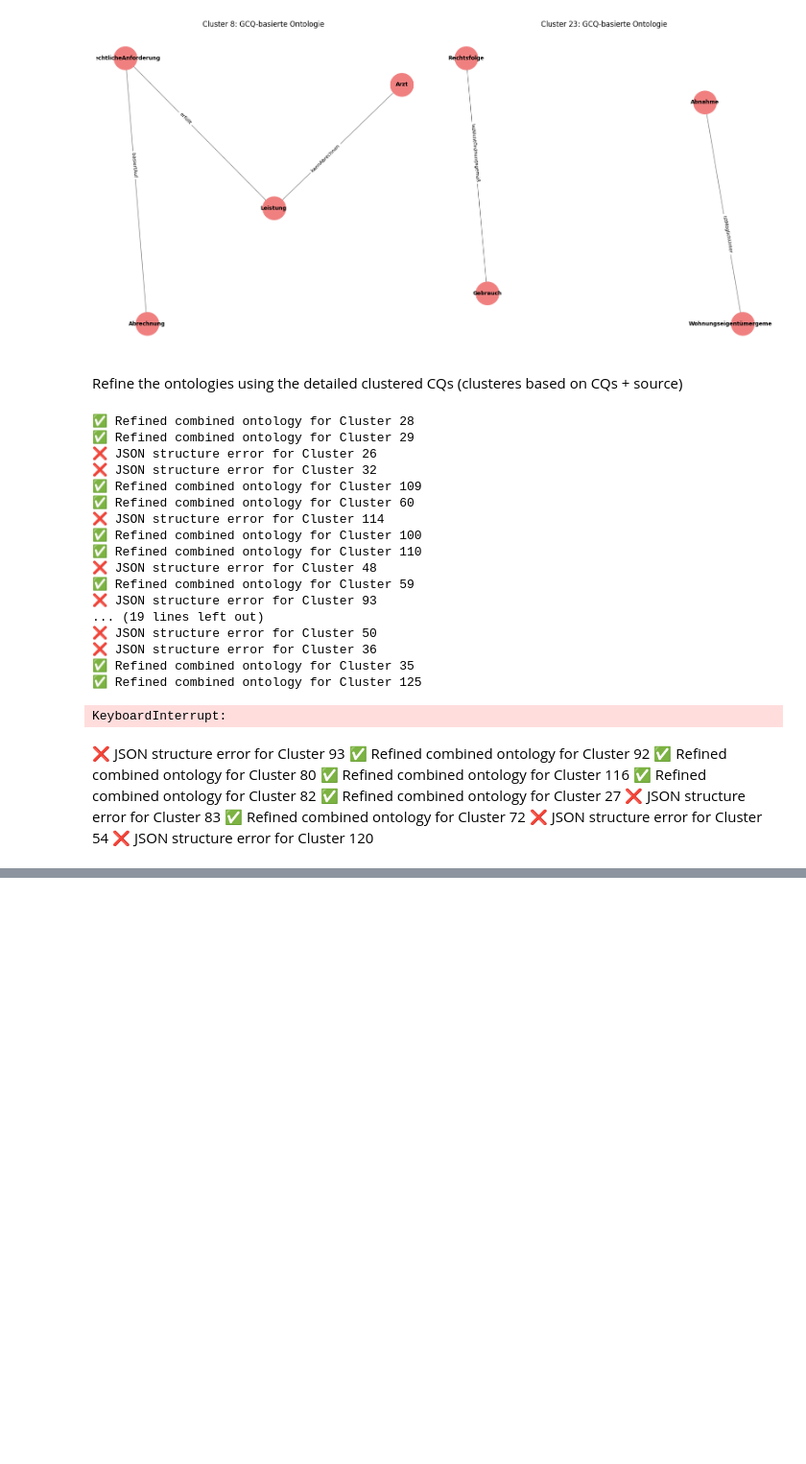
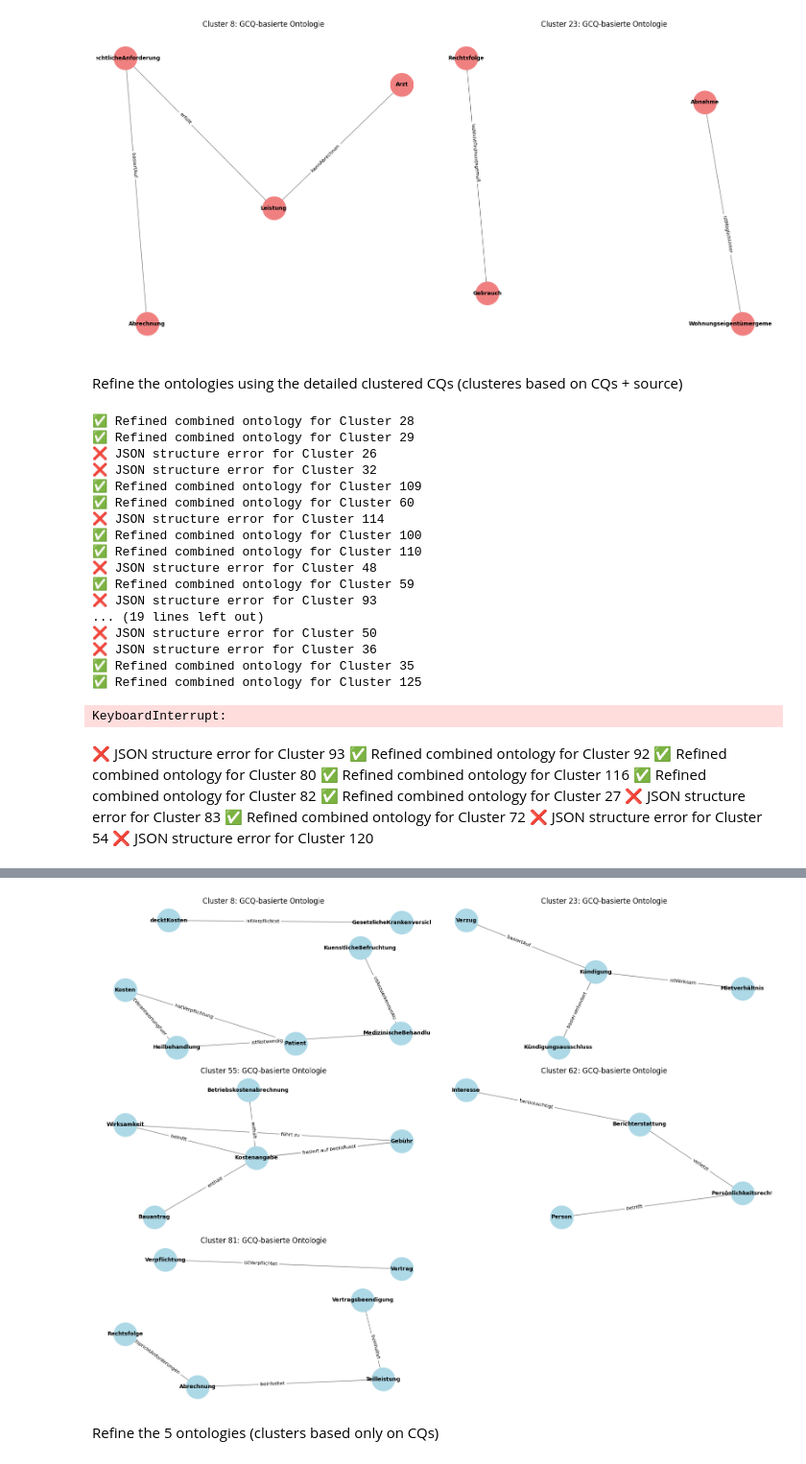
Before and after one commit to fabianstrue/CapstoneDATEV25, a Jupyter notebook: generate_ontologies_lj.ipynb, the cells around one changed output, grey strips where cells are left out. Shown at 96% size. Saved outputs shown, nothing was run; the diff lists cells and outputs as text; code cells hidden in the pictures; blank space fills up the shorter version.

Commit message:
Only extracted for 5 clusters for visualization

```diff
--- a/generate_ontologies_lj.ipynb
+++ b/generate_ontologies_lj.ipynb
@@ -788,0 +971,56 @@ KeyboardInterrupt:
+# %%
+import json
+import matplotlib.pyplot as plt
+import networkx as nx
+
+# === Load Ontologies ===
+with open("ontology_output/gcq_ontology_topdown_lj_small.json", "r", encoding="utf-8") as f:
+    ontology_data = json.load(f)
+
+# === Specify Desired Clusters ===
+selected_clusters = ["Cluster 8", "Cluster 23", "Cluster 55", "Cluster 62", "Cluster 81"]
+
+# === Setup Plotting Grid ===
+num_clusters = len(selected_clusters)
+cols = 2
+rows = (num_clusters + 1) // cols
+fig, axes = plt.subplots(rows, cols, figsize=(16, 4 * rows))
+axes = axes.flatten()  # To simplify indexing
+
+for i, cluster_id in enumerate(selected_clusters):
+    data = ontology_data.get(cluster_id)
+    ax = axes[i]
+
+    if not data:
+        print(f"⚠️ Cluster {cluster_id} not found.")
+        ax.set_title(f"{cluster_id}: Not found")
+        ax.axis("off")
+        continue
+
+    ontology = data.get("ontology", {})
+    G = nx.DiGraph()
+
+    for subj, pred, obj in ontology.get("relationships", []):
+        G.add_edge(subj, obj, label=pred)
+
+    pos = nx.spring_layout(G, k=1.5, seed=42)
+
+    ax.set_title(f"{cluster_id}: GCQ-basierte Ontologie", fontsize=12)
+    nx.draw_networkx_nodes(G, pos, ax=ax, node_color="lightblue", node_size=1500)
+    nx.draw_networkx_labels(G, pos, ax=ax, font_size=9, font_weight="bold")
+    nx.draw_networkx_edges(G, pos, ax=ax, edge_color="gray", arrows=True, arrowsize=15)
+
+    edge_labels = nx.get_edge_attributes(G, "label")
+    nx.draw_networkx_edge_labels(G, pos, edge_labels=edge_labels, font_size=8, ax=ax, label_pos=0.6)
+    ax.axis("off")
+
+# Turn off any unused subplots
+for j in range(i + 1, len(axes)):
+    axes[j].axis("off")
+
+plt.tight_layout()
+plt.show()
+# %% [output]
+[figure, added]
+# %% [markdown]
+Refine the 5 ontologies (clusters based only on CQs)
```
Also changed, not shown: parts of 10 cells of this notebook, 4 other files.
